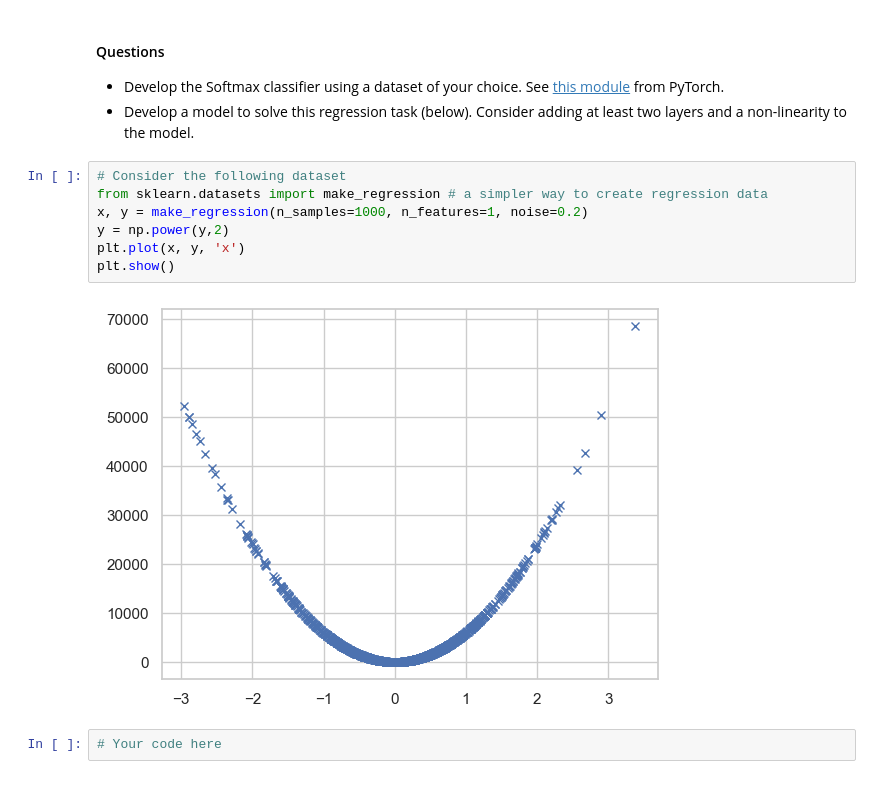
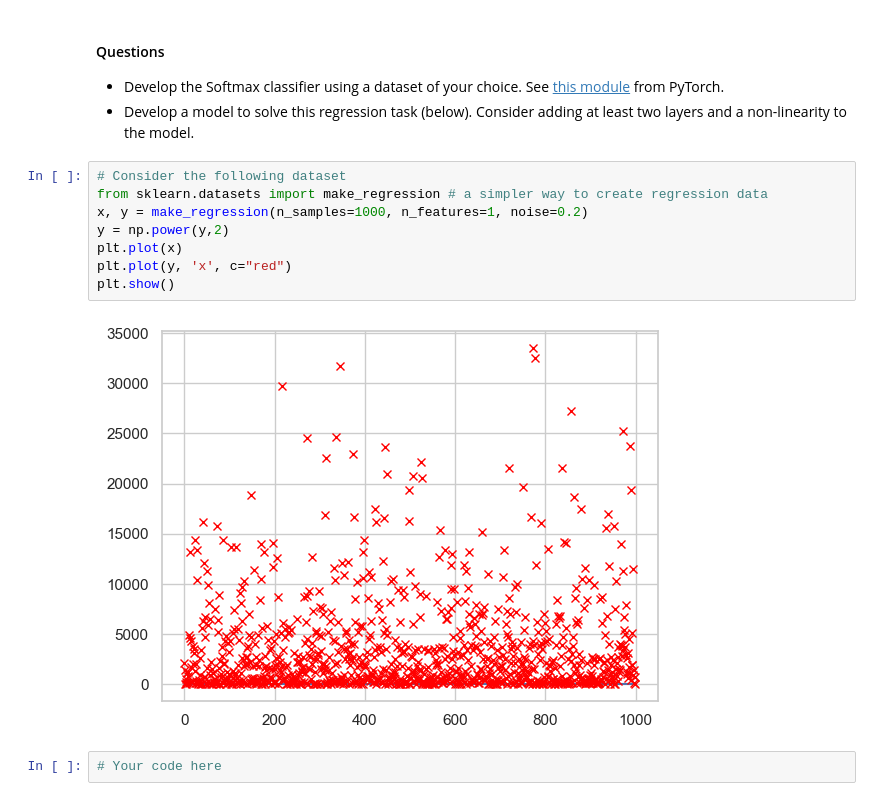
Before and after one commit to valetedd/UNIBO_MachineLearning, a Jupyter notebook: 3_pytorch.ipynb, the cells around one changed output. Saved outputs shown, nothing was run; the diff lists cells and outputs as text.

```diff
--- a/3_pytorch.ipynb
+++ b/3_pytorch.ipynb
@@ -532,12 +531,13 @@ plt.show()
 # %%
 # Consider the following dataset
 from sklearn.datasets import make_regression # a simpler way to create regression data
 x, y = make_regression(n_samples=1000, n_features=1, noise=0.2)
 y = np.power(y,2)
-plt.plot(x, y, 'x')
+plt.plot(x)
+plt.plot(y, 'x', c="red")
 plt.show()
 # %% [output]
-[figure, old version]
+[figure, new version]
 # %%
 # Your code here
 # %% [markdown]
```
Also changed, not shown: parts of 10 cells of this notebook, 3 other files.
